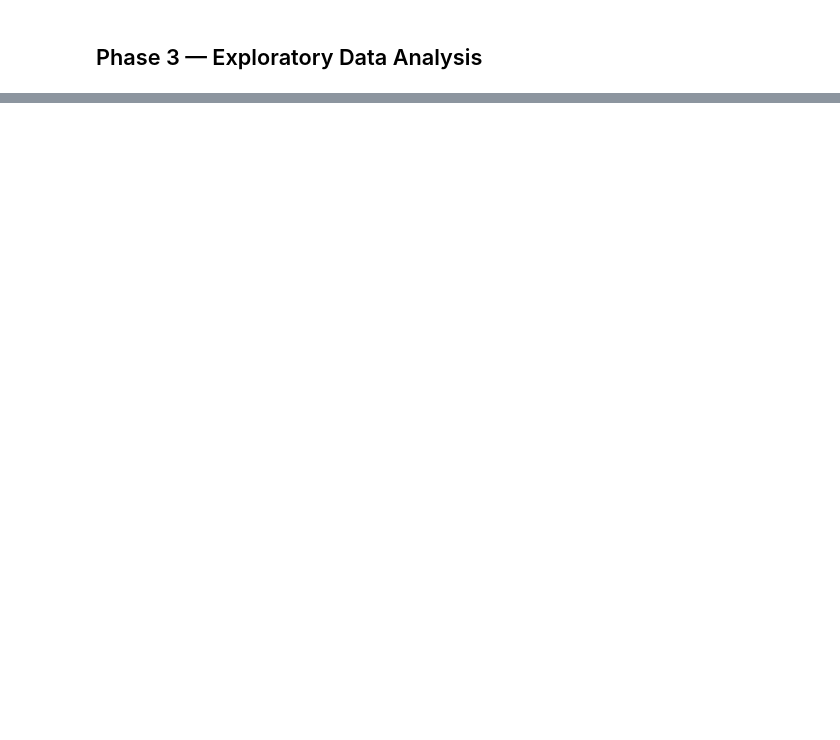
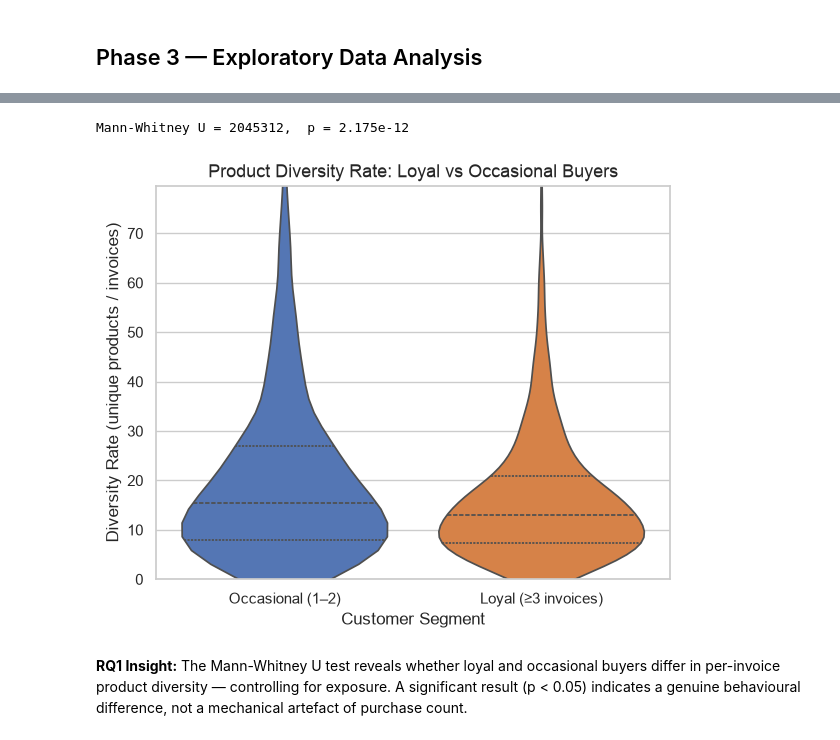
Before and after one commit to AhmetBilalOzgun/Data-Science-Final-Project-E-Commerce-Hybrid-Recommendation-System, a Jupyter notebook: notebook.ipynb, the cells around one changed output, grey strips where cells are left out. Saved outputs shown, nothing was run; the diff lists cells and outputs as text; code cells hidden in the pictures; blank space fills up the shorter version.

```diff
--- a/notebook.ipynb
+++ b/notebook.ipynb
@@ -1104,0 +393,14 @@ Displayed hybrid top-5 tables for 3/3 sample customers
+# %%
+# Loyalty segmentation
+invoice_count  = df_master.groupby("customer_id")["invoice_no"].nunique().rename("invoice_count")
+product_count  = df_master.groupby("customer_id")["product_id"].nunique().rename("product_count")
+
+df_loyalty = pd.concat([invoice_count, product_count], axis=1).reset_index()
+df_loyalty["diversity_rate"] = df_loyalty["product_count"] / df_loyalty["invoice_count"]
+df_loyalty["segment"] = df_loyalty["invoice_count"].apply(
+    lambda x: "Loyal (≥3 invoices)" if x >= 3 else "Occasional (1–2)"
+)
+
+print(df_loyalty.groupby("segment")[["invoice_count", "product_count", "diversity_rate"]].describe().round(2))
+print(f"\nLoyal customers:     {(df_loyalty['invoice_count'] >= 3).sum():,}")
+print(f"Occasional customers:{(df_loyalty['invoice_count'] < 3).sum():,}")
@@ -1104,0 +425,28 @@ Displayed hybrid top-5 tables for 3/3 sample customers
+# %%
+from scipy.stats import mannwhitneyu
+
+loyal_rates      = df_loyalty[df_loyalty["segment"] == "Loyal (≥3 invoices)"]["diversity_rate"]
+occasional_rates = df_loyalty[df_loyalty["segment"] == "Occasional (1–2)"]["diversity_rate"]
+
+stat, p_val = mannwhitneyu(loyal_rates, occasional_rates, alternative="two-sided")
+print(f"Mann-Whitney U = {stat:.0f},  p = {p_val:.4g}")
+
+fig, ax = plt.subplots(figsize=(6, 5))
+sns.violinplot(
+    data=df_loyalty, x="segment", y="diversity_rate",
+    hue="segment", legend=False,
+    inner="quartile", palette=["#4472C4", "#ED7D31"], ax=ax
+)
+ax.set_xlabel("Customer Segment")
+ax.set_ylabel("Diversity Rate (unique products / invoices)")
+ax.set_title("Product Diversity Rate: Loyal vs Occasional Buyers", fontsize=13)
+ax.set_ylim(0, df_loyalty["diversity_rate"].quantile(0.99))
+plt.tight_layout()
+plt.show()
+# %% [output]
+Mann-Whitney U = 2045312,  p = 2.175e-12
+[figure, added]
+# %% [markdown]
+**RQ1 Insight:** The Mann-Whitney U test reveals whether loyal and occasional buyers differ in
+per-invoice product diversity — controlling for exposure. A significant result (p < 0.05) indicates
+a genuine behavioural difference, not a mechanical artefact of purchase count.
```
Also changed, not shown: parts of 84 cells of this notebook, 7 other files.
